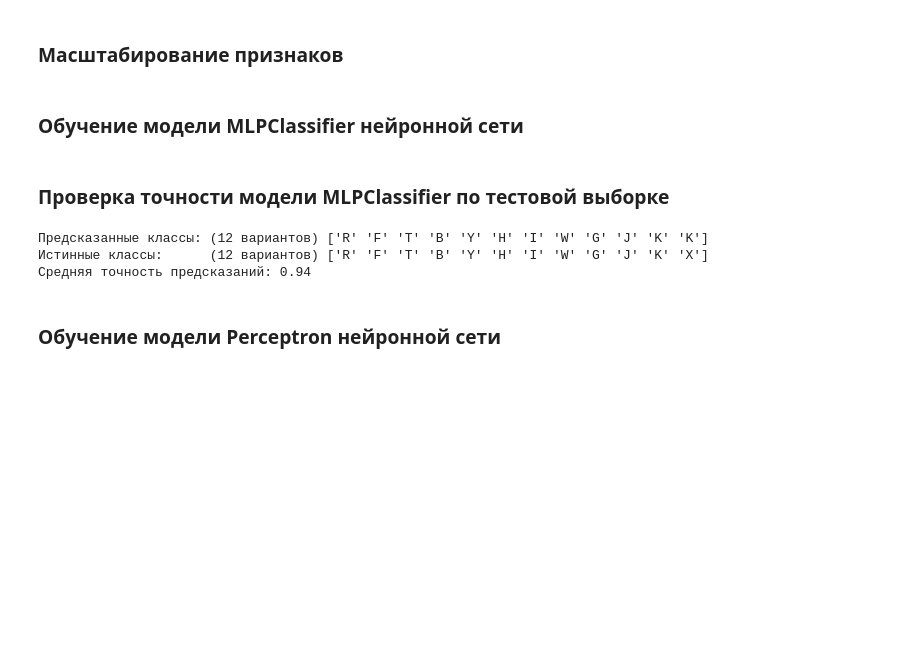
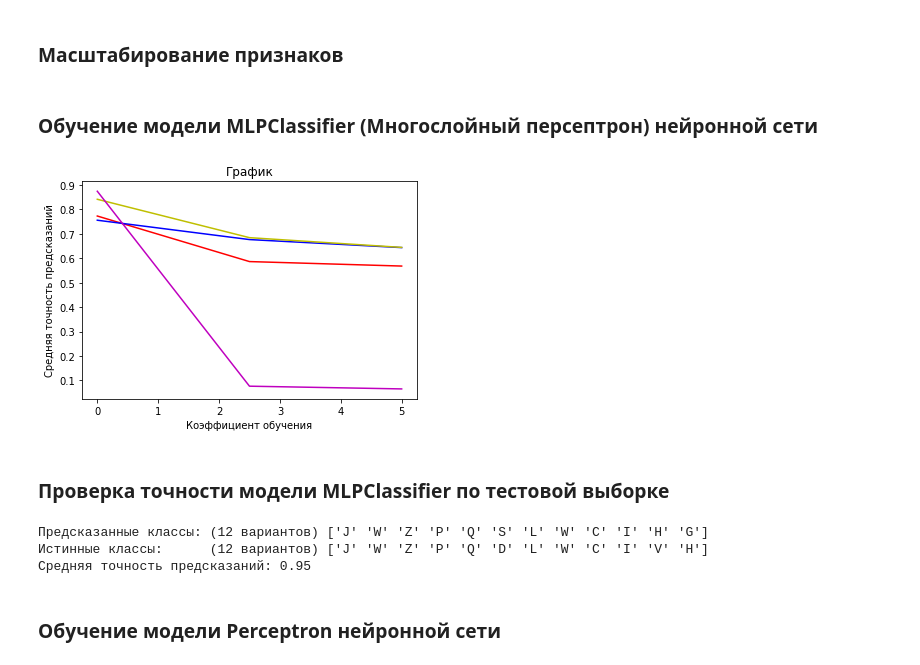
Before and after one commit to AlexyNat/ml, a Jupyter notebook: lab4.ipynb, the cells around one changed output. Drawn from its saved outputs; the diff is of its cells as text; code cells hidden in the pictures; blank space fills up the shorter version.

```diff
--- a/lab4.ipynb
+++ b/lab4.ipynb
@@ -46,24 +67,43 @@ scaler = StandardScaler()
 X_train_scaled = scaler.fit_transform(X_train)
 X_holdout_scaled = scaler.transform(X_holdout)
 # %% [markdown]
-<h3>Обучение модели MLPClassifier нейронной сети</h3>
+<h3>Обучение модели MLPClassifier (Многослойный персептрон) нейронной сети</h3>
-# %%
-from sklearn.neural_network import MLPClassifier
-
-clf_mlp = MLPClassifier(random_state=7).fit(X_train_scaled, y_train)
+# %%
+from sklearn.neural_network import MLPClassifier
+
+plt.figure(figsize=(14, 5))
+funcs = 'identity', 'logistic', 'tanh', 'relu' # функции активации
+learning_rate_init = np.linspace(0.0001, 5, 3) # коэффициента обучения
+score = [[],[],[],[]]
+
+for inx, func in enumerate(funcs):
+  for rate in learning_rate_init:
+    clf_mlp = MLPClassifier(random_state=7,activation=func,learning_rate_init=rate).fit(X_train_scaled, y_train)
+    score[inx].append(clf_mlp.score(X_holdout_scaled, y_holdout))
+# %%
+plt.title('График')
+plt.xlabel("Коэффициент обучения")
+plt.ylabel("Средняя точность предсказаний")
+plt.plot(learning_rate_init, score[0], "r-")
+plt.plot(learning_rate_init, score[1], "b-")
+plt.plot(learning_rate_init, score[2], "y-")
+plt.plot(learning_rate_init, score[3], "m-")
+plt.show()
+# %% [output]
+[figure, added]
 # %% [markdown]
 <h3>Проверка точности модели MLPClassifier по тестовой выборке</h3>
 # %%
 beg = 3
 end = 15
-
+clf_mlp = MLPClassifier(random_state=7,activation='relu').fit(X_train_scaled, y_train)
 pred_vals = clf_mlp.predict(X_holdout_scaled[beg:end, :])
 print(f'Предсказанные классы: ({end - beg} вариантов)', pred_vals)
 print(f'Истинные классы:      ({end - beg} вариантов)', y_holdout.values[beg:end])
 print(f'Средняя точность предсказаний: {clf_mlp.score(X_holdout_scaled, y_holdout):.2}')
 # %% [output]
-Предсказанные классы: (12 вариантов) ['R' 'F' 'T' 'B' 'Y' 'H' 'I' 'W' 'G' 'J' 'K' 'K']
-Истинные классы:      (12 вариантов) ['R' 'F' 'T' 'B' 'Y' 'H' 'I' 'W' 'G' 'J' 'K' 'X']
-Средняя точность предсказаний: 0.94
+Предсказанные классы: (12 вариантов) ['J' 'W' 'Z' 'P' 'Q' 'S' 'L' 'W' 'C' 'I' 'H' 'G']
+Истинные классы:      (12 вариантов) ['J' 'W' 'Z' 'P' 'Q' 'D' 'L' 'W' 'C' 'I' 'V' 'H']
+Средняя точность предсказаний: 0.95
 # %% [markdown]
 <h3>Обучение модели Perceptron нейронной сети</h3>
```
Also changed, not shown: parts of 8 cells of this notebook.
